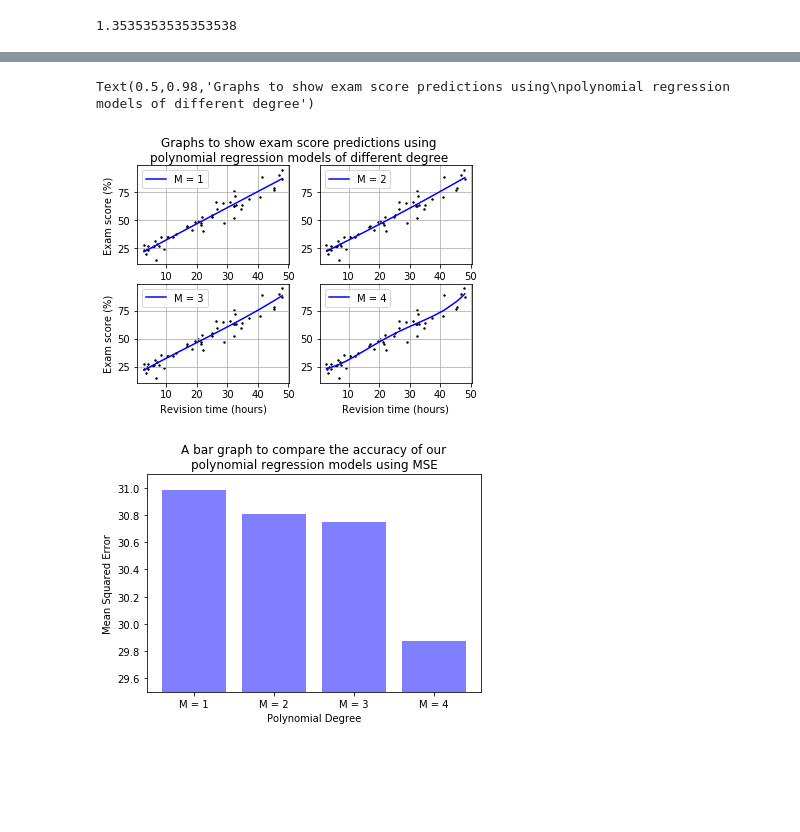
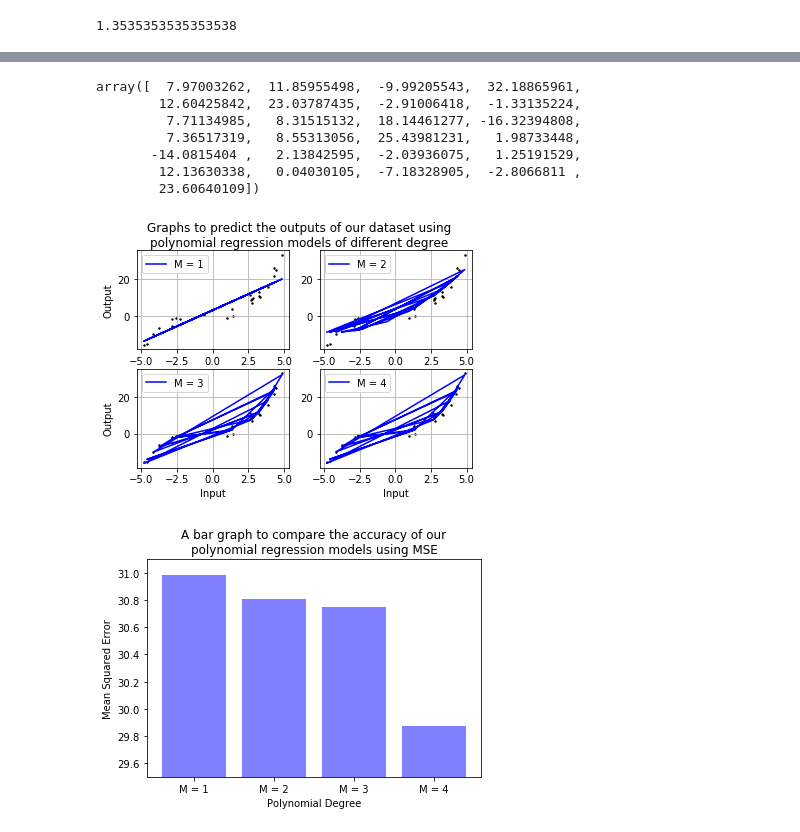
Before and after one commit to hwixley/IAML-cwk1, a Jupyter notebook: INFR10069-2020-CW1/IAML-cwk1.ipynb, the cells around one changed output, grey strips where cells are left out. Cells and saved outputs as stored; diff of their text form; code cells hidden in the pictures; blank space fills up the shorter version.

```diff
--- a/INFR10069-2020-CW1/IAML-cwk1.ipynb
+++ b/INFR10069-2020-CW1/IAML-cwk1.ipynb
@@ -144,3 +144,7 @@ w1[minIndex]
 [figure]
 32.48096161535148
 1.3535353535353538
+# %%
+ds_loc = os.path.join(os.getcwd(), 'data', 'regression_part2.csv')
+ds = pd.read_csv(ds_loc)
+ds.describe
@@ -148,12 +170,13 @@ w1[minIndex]
 #QUESTION 2a
 
 from sklearn.linear_model import LinearRegression
-Y = ds["exam_score"]
-x = ds["revision_time"]
-X1 = np.ones((50,1))
-X2 = np.ones((50,2))
-X3 = np.ones((50,3))
-X4 = np.ones((50,4))
+
+Y = ds["output"]
+x = ds["input"]
+X1 = np.ones((25,1))
+X2 = np.ones((25,2))
+X3 = np.ones((25,3))
+X4 = np.ones((25,4))
 
 X1[:,0] = x
 X2[:,0] = x
@@ -167,44 +190,51 @@ X4[:,2] = x*x*x
 X4[:,3] = x*x*x*x
 
 model = sklearn.linear_model.LinearRegression(fit_intercept=True)
-model.fit(X1,Y)
-yp1 = model.predict(X1)
 
 fig, axs = plt.subplots(2, 2)
 
+model.fit(X1,Y)
+yp1 = model.predict(X1)
 axs[0,0].scatter(X1,Y, c='black', s= 2, label = '')
-p1 =axs[0,0].plot(X1,yp1, c='blue', label='M = 1')
+axs[0,0].plot(X1,yp1, c='blue', label='M = 1')
 axs[0,0].legend(loc ="upper left")
-axs[0,0].set(xlabel = 'Revision time (hours)', ylabel = 'Exam score (%)')
+axs[0,0].set(xlabel = 'Input', ylabel = 'Output')
 axs[0,0].grid()
 
 model.fit(X2,Y)
 yp2 = model.predict(X2)
 axs[0,1].scatter(X1,Y, c='black', s= 2, label = '')
 axs[0,1].plot(X1,yp2, c='blue', label='M = 2')
 axs[0,1].legend(loc ="upper left")
 axs[0,1].grid()
 
 model.fit(X3,Y)
 yp3 = model.predict(X3)
 axs[1,0].scatter(X1,Y, c='black', s= 2, label = '')
 axs[1,0].plot(X1,yp3, c='blue', label='M = 3')
 axs[1,0].legend(loc ="upper left")
-axs[1,0].set(xlabel = 'Revision time (hours)', ylabel = 'Exam score (%)')
+axs[1,0].set(xlabel = 'Input', ylabel = 'Output')
 axs[1,0].grid()
 
 model.fit(X4,Y)
 yp4 = model.predict(X4)
 axs[1,1].scatter(X1,Y, c='black', s= 2, label = '')
 axs[1,1].plot(X1,yp4, c='blue', label='M = 4')
 axs[1,1].legend(loc ="upper left")
-axs[1,1].set(xlabel = 'Revision time (hours)')
+axs[1,1].set(xlabel = 'Input')
 axs[1,1].grid()
 
-fig.suptitle('Graphs to show exam score predictions using\npolynomial regression models of different degree')
+fig.suptitle('Graphs to predict the outputs of our dataset using\npolynomial regression models of different degree')
+yp4
 # %% [output]
-Text(0.5,0.98,'Graphs to show exam score predictions using\npolynomial regression models of different degree')
+array([  7.97003262,  11.85955498,  -9.99205543,  32.18865961,
+        12.60425842,  23.03787435,  -2.91006418,  -1.33135224,
+         7.71134985,   8.31515132,  18.14461277, -16.32394808,
+         7.36517319,   8.55313056,  25.43981231,   1.98733448,
+       -14.0815404 ,   2.13842595,  -2.03936075,   1.25191529,
+        12.13630338,   0.04030105,  -7.18328905,  -2.8066811 ,
+        23.60640109])
-[figure, old version]
+[figure, new version]
 # %%
 #QUESTION 2b
 
```
Also changed, not shown: parts of 2 cells of this notebook.
